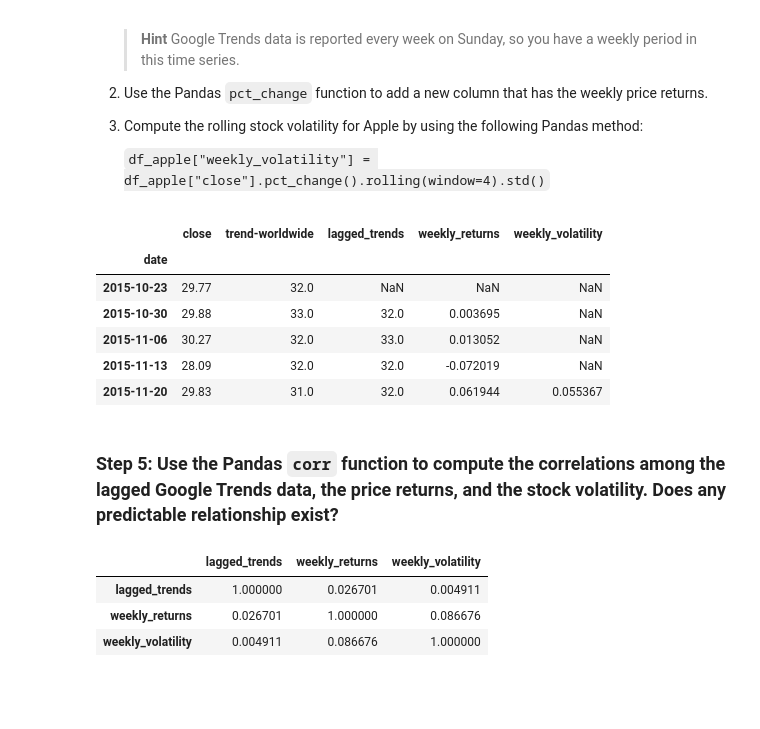
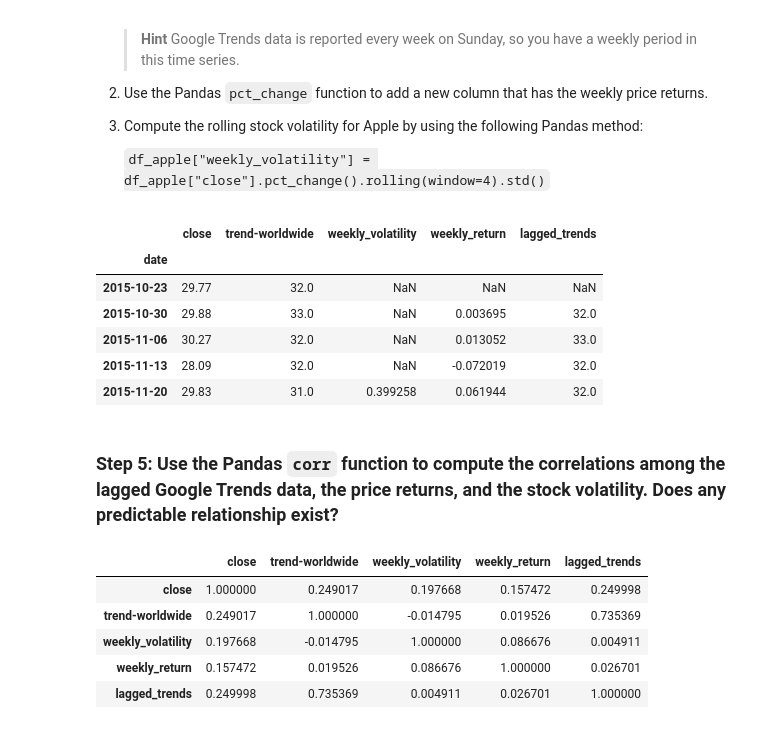
Before and after one commit to juanlavieri/ai-bootcamp-week-8, a Jupyter notebook: M8_Class_2_Activities/03-Stu_Stock_Volatility_and_Google_Trends/Unsolved/stock_volatility_and_google_trends.ipynb, the cells around one changed output. Cells and saved outputs as stored; diff of their text form; code cells hidden in the pictures; blank space fills up the shorter version.

```diff
--- a/M8_Class_2_Activities/03-Stu_Stock_Volatility_and_Google_Trends/Unsolved/stock_volatility_and_google_trends.ipynb
+++ b/M8_Class_2_Activities/03-Stu_Stock_Volatility_and_Google_Trends/Unsolved/stock_volatility_and_google_trends.ipynb
@@ -52,9 +49,12 @@ df_trends.head()
 # Use a parameter of axis=1 to ensure the concatenation by columns
 # Chain the dropna function to remove any rows of data that do not
 # contain information in both columns
+df_apple = pd.concat([df_stock, df_trends], axis=1).dropna()
+
 
 
 # Review the df_apple DataFrame
+df_apple.head()
 # %% [output]
 |  | close | trend-worldwide |
 | date |  |  |
@@ -123,28 +118,36 @@ df_trends.head()
 # %%
 # Create a column which lags Google trends by one week
 # Use the shift function, and move the data down by one row
+df_apple["lagged_trends"] = df_apple["trend-worldwide"].shift(1)
 # %%
 # Create a column that contains the Apple weekly return data
 # Use the pct_change function to calculate the weekly return values
+df_apple["weekly_return"] = df_apple["close"].pct_change()
 # %%
 # Create a column of Apple weekly rolling stock volatility
 # Chain the pct_function, the rolling function and a 4 period window, and the std function
+# to calculate the standard deviation of the weekly return data
+df_apple["weekly_volatility"] = df_apple["weekly_return"].rolling(window=4).std() * np.sqrt(52)
 # %%
 # Display the df_apple DataFrame to confirm all columns are present
+df_apple.head()
 # %% [output]
-|  | close | trend-worldwide | lagged_trends | weekly_returns | weekly_volatility |
+|  | close | trend-worldwide | weekly_volatility | weekly_return | lagged_trends |
 | date |  |  |  |  |  |
 | 2015-10-23 | 29.77 | 32.0 | NaN | NaN | NaN |
-| 2015-10-30 | 29.88 | 33.0 | 32.0 | 0.003695 | NaN |
-| 2015-11-06 | 30.27 | 32.0 | 33.0 | 0.013052 | NaN |
-| 2015-11-13 | 28.09 | 32.0 | 32.0 | -0.072019 | NaN |
-| 2015-11-20 | 29.83 | 31.0 | 32.0 | 0.061944 | 0.055367 |
+| 2015-10-30 | 29.88 | 33.0 | NaN | 0.003695 | 32.0 |
+| 2015-11-06 | 30.27 | 32.0 | NaN | 0.013052 | 33.0 |
+| 2015-11-13 | 28.09 | 32.0 | NaN | -0.072019 | 32.0 |
+| 2015-11-20 | 29.83 | 31.0 | 0.399258 | 0.061944 | 32.0 |
 # %% [markdown]
 ### Step 5: Use the Pandas `corr` function to compute the correlations among the lagged Google Trends data, the price returns, and the stock volatility. Does any predictable relationship exist?
 # %%
 # Use the corr function to compute the correlation between the lagged Google Trends data, price returns, and stock volatility
+df_apple.corr()
 # %% [output]
-|  | lagged_trends | weekly_returns | weekly_volatility |
-| lagged_trends | 1.000000 | 0.026701 | 0.004911 |
-| weekly_returns | 0.026701 | 1.000000 | 0.086676 |
-| weekly_volatility | 0.004911 | 0.086676 | 1.000000 |
+|  | close | trend-worldwide | weekly_volatility | weekly_return | lagged_trends |
+| close | 1.000000 | 0.249017 | 0.197668 | 0.157472 | 0.249998 |
+| trend-worldwide | 0.249017 | 1.000000 | -0.014795 | 0.019526 | 0.735369 |
+| weekly_volatility | 0.197668 | -0.014795 | 1.000000 | 0.086676 | 0.004911 |
+| weekly_return | 0.157472 | 0.019526 | 0.086676 | 1.000000 | 0.026701 |
+| lagged_trends | 0.249998 | 0.735369 | 0.004911 | 0.026701 | 1.000000 |
```
Also changed, not shown: parts of 4 cells of this notebook, 4 other files.
